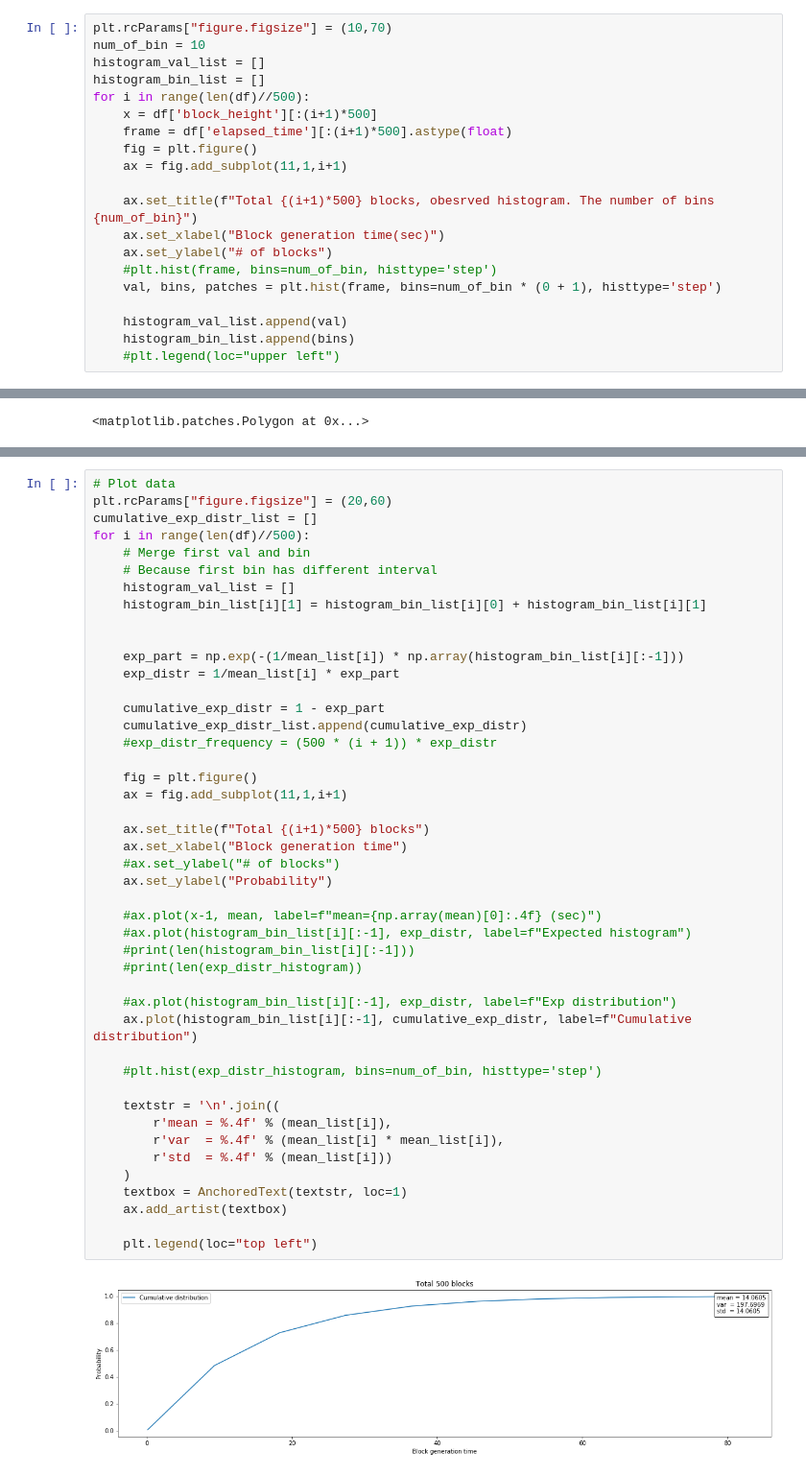
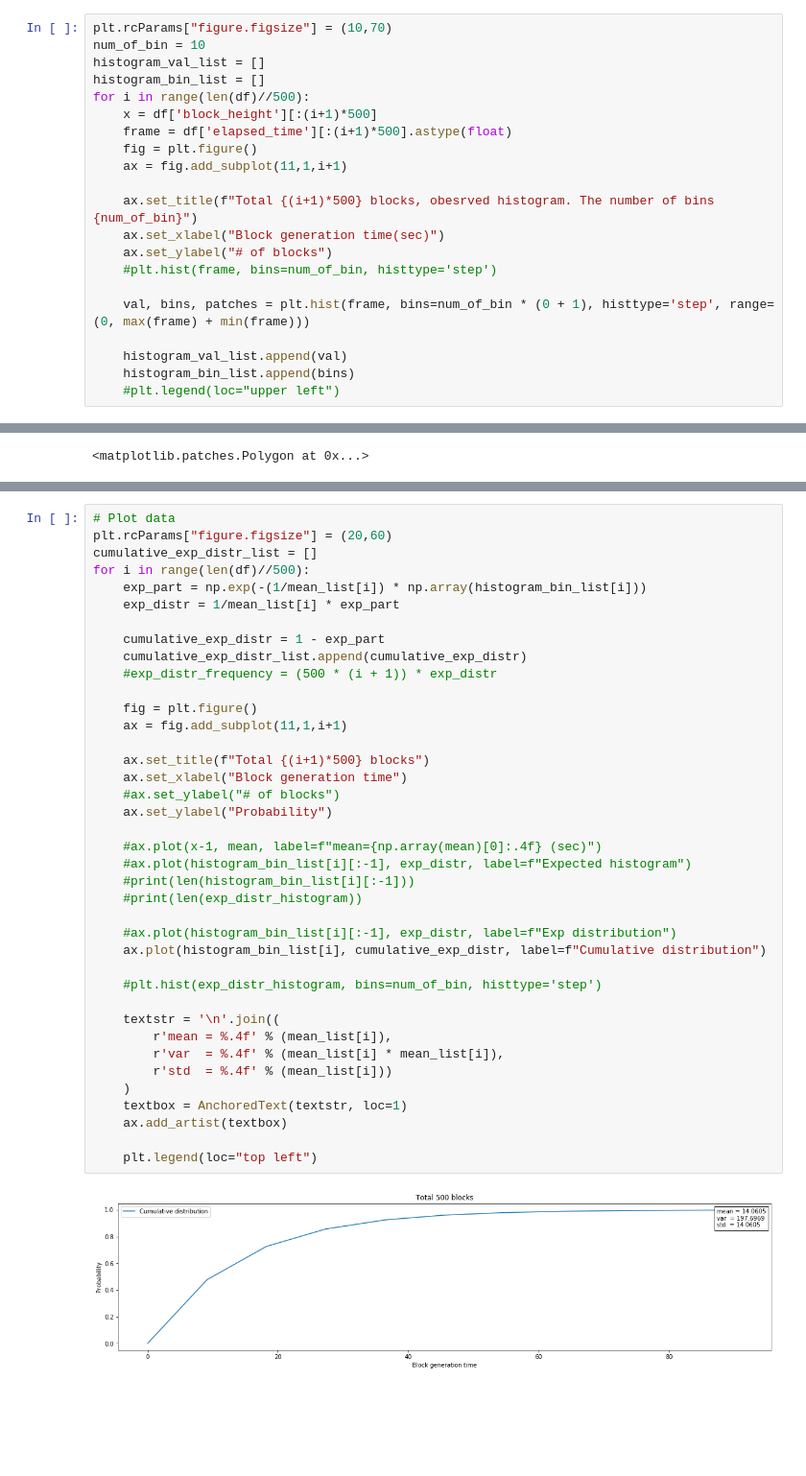
Before and after one commit to HyoungsungKim/Report-of-ECCPOW-difficulty, a Jupyter notebook: goodness-of-fit-test.ipynb, the cells around one changed output, grey strips where cells are left out. Shown: that part at 96% size. Saved outputs shown, nothing was run; the diff lists cells and outputs as text; blank space fills up the shorter version.

```diff
--- a/goodness-of-fit-test.ipynb
+++ b/goodness-of-fit-test.ipynb
@@ -115,7 +115,8 @@ for i in range(len(df)//500):
     ax.set_xlabel("Block generation time(sec)")
     ax.set_ylabel("# of blocks")
     #plt.hist(frame, bins=num_of_bin, histtype='step')
-    val, bins, patches = plt.hist(frame, bins=num_of_bin * (0 + 1), histtype='step')
+
+    val, bins, patches = plt.hist(frame, bins=num_of_bin * (0 + 1), histtype='step', range=(0, max(frame) + min(frame)))
 
     histogram_val_list.append(val)
     histogram_bin_list.append(bins)
@@ -155,45 +156,39 @@ print(max(histogram_bin_list[0]))
 plt.rcParams["figure.figsize"] = (20,60)
 cumulative_exp_distr_list = []
 for i in range(len(df)//500):
-    # Merge first val and bin
-    # Because first bin has different interval
-    histogram_val_list = []
-    histogram_bin_list[i][1] = histogram_bin_list[i][0] + histogram_bin_list[i][1]
-
-
-    exp_part = np.exp(-(1/mean_list[i]) * np.array(histogram_bin_list[i][:-1]))
+    exp_part = np.exp(-(1/mean_list[i]) * np.array(histogram_bin_list[i]))
     exp_distr = 1/mean_list[i] * exp_part
 
     cumulative_exp_distr = 1 - exp_part
     cumulative_exp_distr_list.append(cumulative_exp_distr)
     #exp_distr_frequency = (500 * (i + 1)) * exp_distr
 
     fig = plt.figure()
     ax = fig.add_subplot(11,1,i+1)
 
     ax.set_title(f"Total {(i+1)*500} blocks")
     ax.set_xlabel("Block generation time")
     #ax.set_ylabel("# of blocks")
     ax.set_ylabel("Probability")
 
     #ax.plot(x-1, mean, label=f"mean={np.array(mean)[0]:.4f} (sec)")
     #ax.plot(histogram_bin_list[i][:-1], exp_distr, label=f"Expected histogram")
     #print(len(histogram_bin_list[i][:-1]))
     #print(len(exp_distr_histogram))
 
     #ax.plot(histogram_bin_list[i][:-1], exp_distr, label=f"Exp distribution")
-    ax.plot(histogram_bin_list[i][:-1], cumulative_exp_distr, label=f"Cumulative distribution")
+    ax.plot(histogram_bin_list[i], cumulative_exp_distr, label=f"Cumulative distribution")
 
     #plt.hist(exp_distr_histogram, bins=num_of_bin, histtype='step')
 
     textstr = '\n'.join((
         r'mean = %.4f' % (mean_list[i]),
         r'var  = %.4f' % (mean_list[i] * mean_list[i]),
         r'std  = %.4f' % (mean_list[i]))
     )
     textbox = AnchoredText(textstr, loc=1)
     ax.add_artist(textbox)
 
     plt.legend(loc="top left")
 # %% [output]
-[figure, old version]
+[figure, new version]
```
Also changed, not shown: parts of 15 cells of this notebook, 1 other file.
